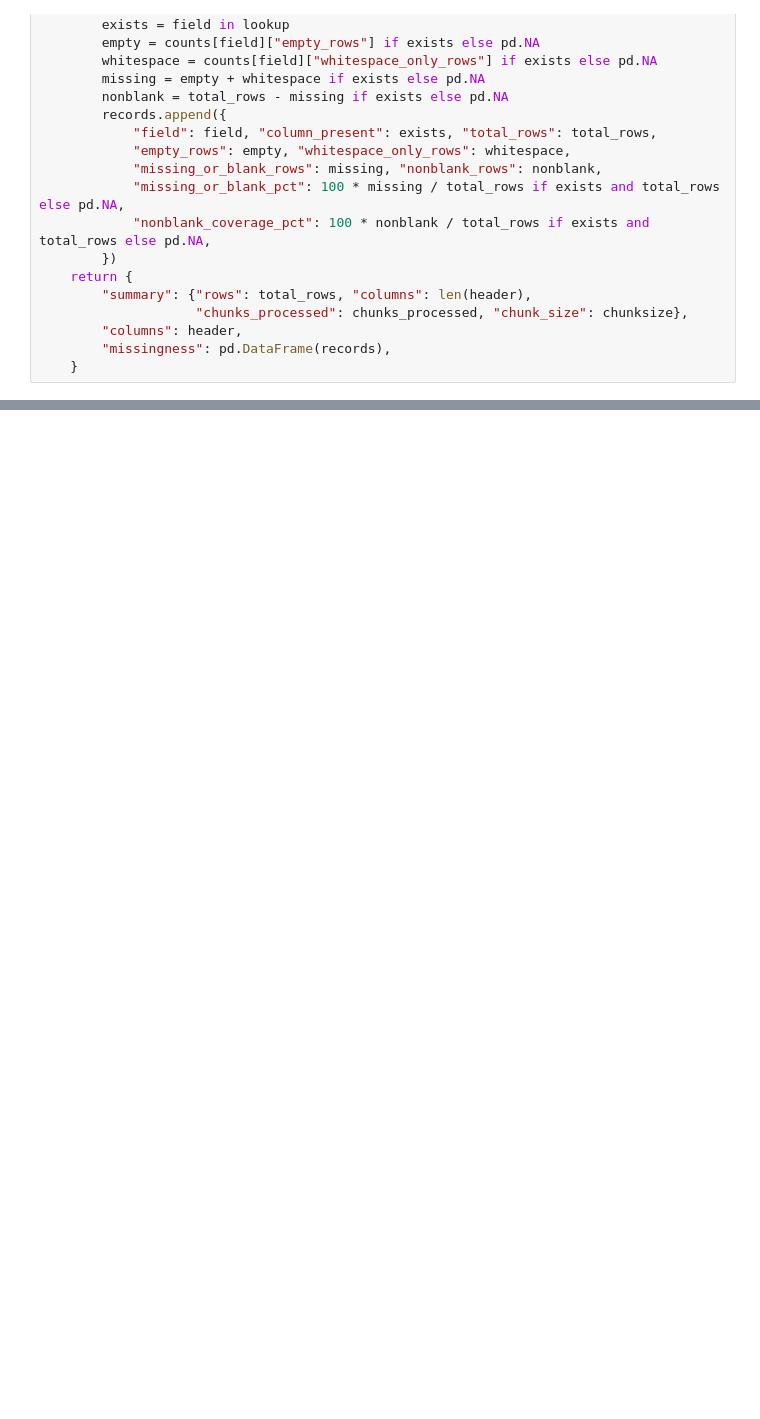
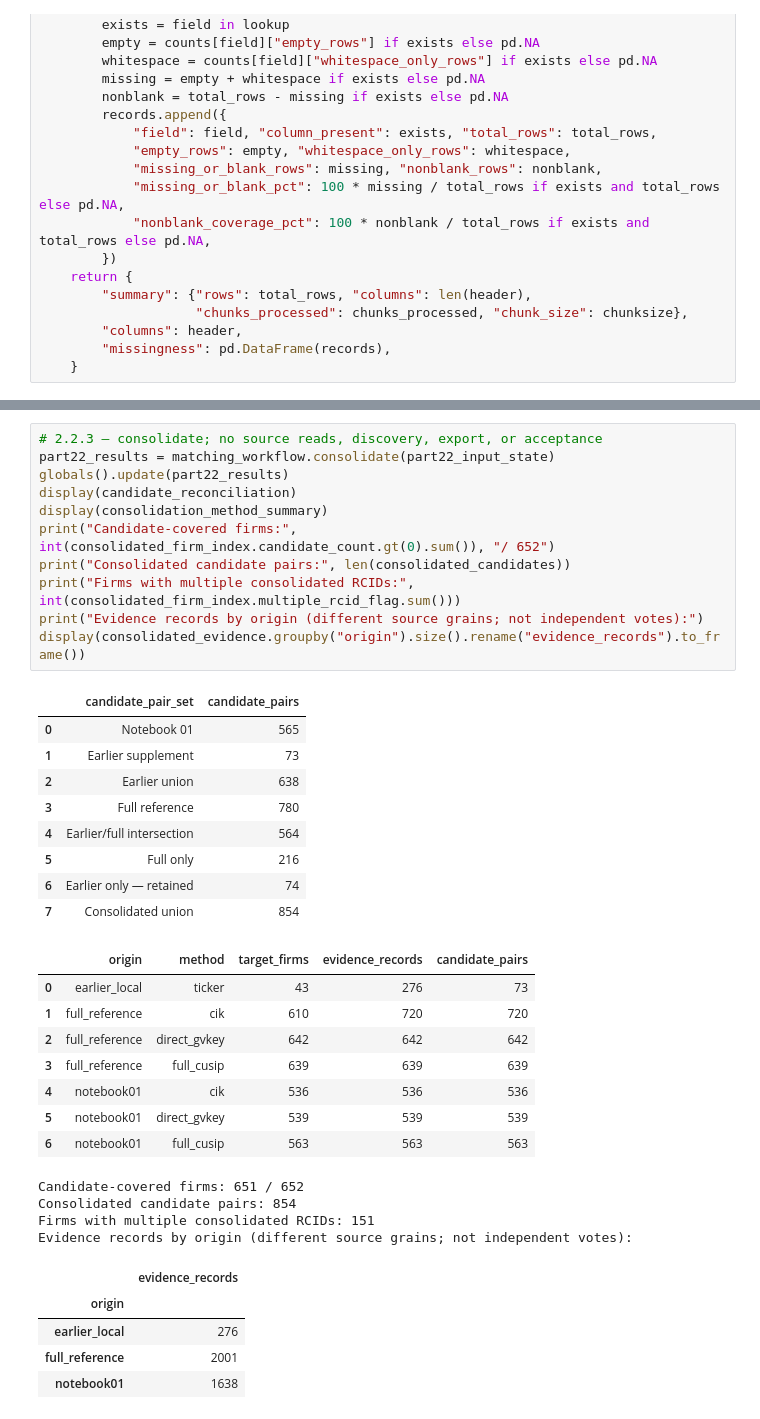
Before and after one commit to kptransfer2024-cmd/ai-workforce-statements, a Jupyter notebook: code/notebooks/01b_complete_revelio_matching.ipynb, the cells around one changed output, grey strips where cells are left out. Drawn from its saved outputs; the diff is of its cells as text; blank space fills up the shorter version.

```diff
--- a/code/notebooks/01b_complete_revelio_matching.ipynb
+++ b/code/notebooks/01b_complete_revelio_matching.ipynb
@@ -2049,0 +1019,38 @@ display(Markdown("\n".join(lines)))
+# %%
+# 2.2.3 — consolidate; no source reads, discovery, export, or acceptance
+part22_results = matching_workflow.consolidate(part22_input_state)
+globals().update(part22_results)
+display(candidate_reconciliation)
+display(consolidation_method_summary)
+print("Candidate-covered firms:", int(consolidated_firm_index.candidate_count.gt(0).sum()), "/ 652")
+print("Consolidated candidate pairs:", len(consolidated_candidates))
+print("Firms with multiple consolidated RCIDs:", int(consolidated_firm_index.multiple_rcid_flag.sum()))
+print("Evidence records by origin (different source grains; not independent votes):")
+display(consolidated_evidence.groupby("origin").size().rename("evidence_records").to_frame())
+# %% [output]
+|  | candidate_pair_set | candidate_pairs |
+| 0 | Notebook 01 | 565 |
+| 1 | Earlier supplement | 73 |
+| 2 | Earlier union | 638 |
+| 3 | Full reference | 780 |
+| 4 | Earlier/full intersection | 564 |
+| 5 | Full only | 216 |
+| 6 | Earlier only — retained | 74 |
+| 7 | Consolidated union | 854 |
+|  | origin | method | target_firms | evidence_records | candidate_pairs |
+| 0 | earlier_local | ticker | 43 | 276 | 73 |
+| 1 | full_reference | cik | 610 | 720 | 720 |
+| 2 | full_reference | direct_gvkey | 642 | 642 | 642 |
+| 3 | full_reference | full_cusip | 639 | 639 | 639 |
+| 4 | notebook01 | cik | 536 | 536 | 536 |
+| 5 | notebook01 | direct_gvkey | 539 | 539 | 539 |
+| 6 | notebook01 | full_cusip | 563 | 563 | 563 |
+Candidate-covered firms: 651 / 652
+Consolidated candidate pairs: 854
+Firms with multiple consolidated RCIDs: 151
+Evidence records by origin (different source grains; not independent votes):
+|  | evidence_records |
+| origin |  |
+| earlier_local | 276 |
+| full_reference | 2001 |
+| notebook01 | 1638 |
```
Also changed, not shown: parts of 87 cells of this notebook, 2 other files.
